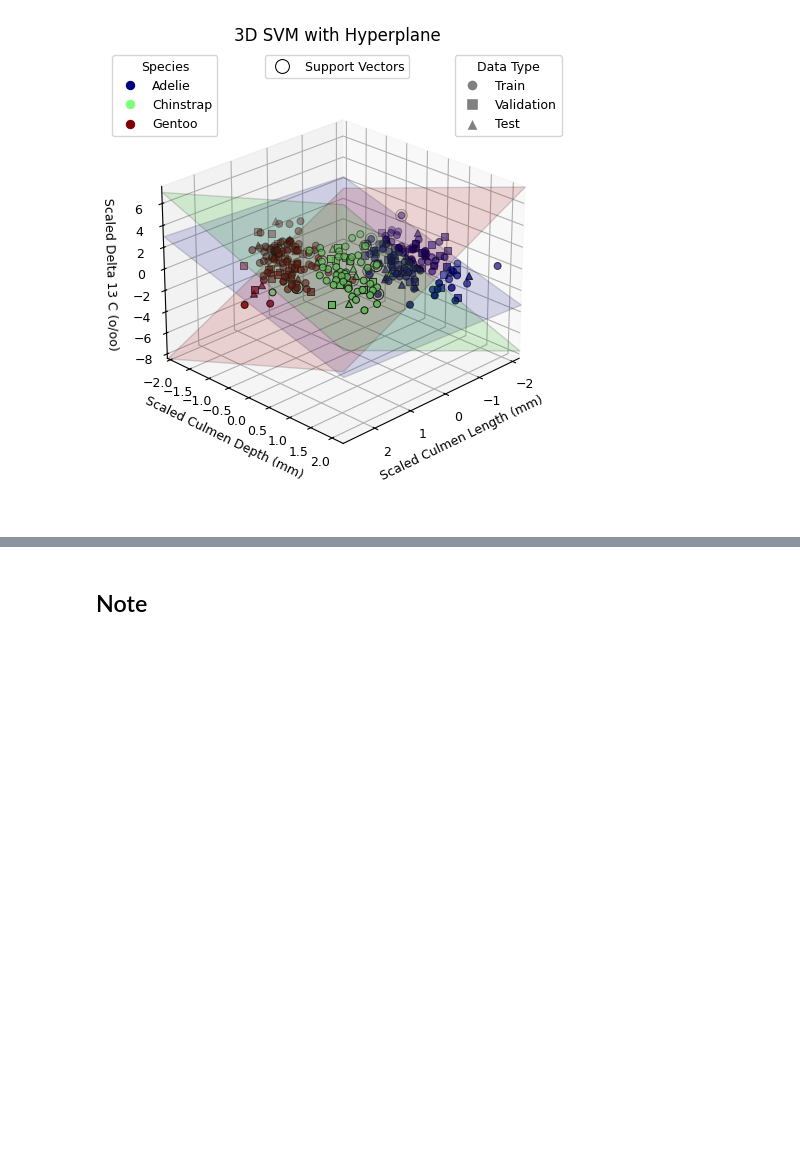
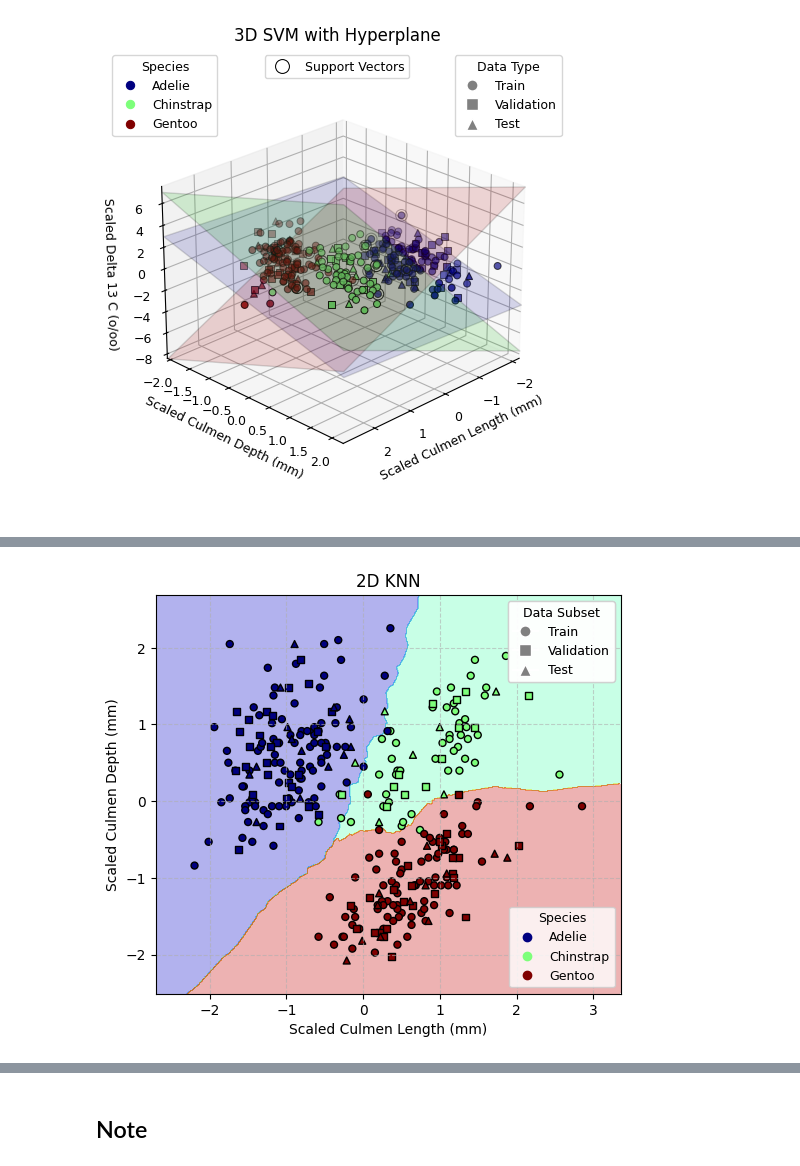
Before and after one commit to Habiburr0hman/penguin-classification, a Jupyter notebook: svm.ipynb, the cells around one changed output, grey strips where cells are left out. Drawn from its saved outputs; the diff is of its cells as text; code cells hidden in the pictures; blank space fills up the shorter version.

```diff
--- a/svm.ipynb
+++ b/svm.ipynb
@@ -566,0 +672,74 @@ visualize_3d_svm_with_splits(
+# %%
+def visualize_2d_knn_with_splits(X_train, y_train, X_val, y_val, X_test, y_test, model, cols, target_names, title, cmap):
+    # Combine all data for consistent plot limits
+    X_all = np.vstack((X_train, X_val, X_test))
+    x_range = X_all[:, 0].max() - X_all[:, 0].min()
+    y_range = X_all[:, 1].max() - X_all[:, 1].min()
+    x_min, x_max = X_all[:, 0].min() - 0.1*x_range, X_all[:, 0].max() + 0.1*x_range
+    y_min, y_max = X_all[:, 1].min() - 0.1*y_range, X_all[:, 1].max() + 0.1*y_range
+
+    # Create the meshgrid for the decision surface
+    xx, yy = np.meshgrid(np.arange(x_min, x_max, x_range/500),
+                       np.arange(y_min, y_max, y_range/500))
+
+    # Predict on the meshgrid to get decision regions
+    Z = model.predict(np.c_[xx.ravel(), yy.ravel()])
+    Z = Z.reshape(xx.shape)
+
+    plt.figure(figsize=(6, 6))
+    plt.gca().set_aspect('equal')
+
+    # Plot the decision surface
+    plt.contourf(xx, yy, Z, alpha=0.3, cmap=cmap)
+
+    marker_size = 25
+    edge_color = 'k'
+    line_width = 1
+    # Training data: circles
+    scatter_train = plt.scatter(X_train[:, 0], X_train[:, 1], c=y_train, cmap=cmap, linewidths=line_width,
+                                s=marker_size, edgecolors=edge_color, marker='o')
+    # Validation data: squares
+    plt.scatter(X_val[:, 0], X_val[:, 1], c=y_val, cmap=cmap, linewidths=line_width,
+                s=marker_size, edgecolors=edge_color, marker='s')
+
+    # Test data: triangles
+    plt.scatter(X_test[:, 0], X_test[:, 1], c=y_test, cmap=cmap, linewidths=line_width,
+                s=marker_size, edgecolors=edge_color, marker='^')
+
+    plt.xlabel(f'Scaled {cols[0]}')
+    plt.ylabel(f'Scaled {cols[1]}')
+    plt.title(title)
+    plt.grid(True, linestyle='--', alpha=0.6)
+
+    legend_fontsize = 9
+    # 1. Legend for Species (colors)
+    color_handles, _ = scatter_train.legend_elements()
+    color_legend = plt.legend(color_handles, target_names,
+                              title='Species',
+                              loc='lower right',
+                              title_fontsize=legend_fontsize, fontsize=legend_fontsize)
+    plt.gca().add_artist(color_legend)
+
+    # 2. Legend for Data Subsets (shapes)
+    shape_handles = [
+        Line2D([0], [0], marker='o', color='w', label='Train', markersize=8, markerfacecolor='gray'),
+        Line2D([0], [0], marker='s', color='w', label='Validation', markersize=8, markerfacecolor='gray'),
+        Line2D([0], [0], marker='^', color='w', label='Test', markersize=8, markerfacecolor='gray')
+    ]
+    shape_legend = plt.legend(handles=shape_handles, title='Data Subset', loc='upper right',
+                              title_fontsize=legend_fontsize, fontsize=legend_fontsize)
+    plt.gca().add_artist(shape_legend)
+
+    plt.xlim(x_min, x_max)
+    plt.ylim(y_min, y_max)
+    plt.show()
+
+visualize_2d_knn_with_splits(
+    X_train_scaled, y_train,
+    X_val_scaled, y_val,
+    X_test_scaled, y_test,
+    model, cols, species,
+    title='2D KNN', cmap='jet'
+)
+# %% [output]
+[figure, added]
```
Also changed, not shown: parts of 14 cells of this notebook.
